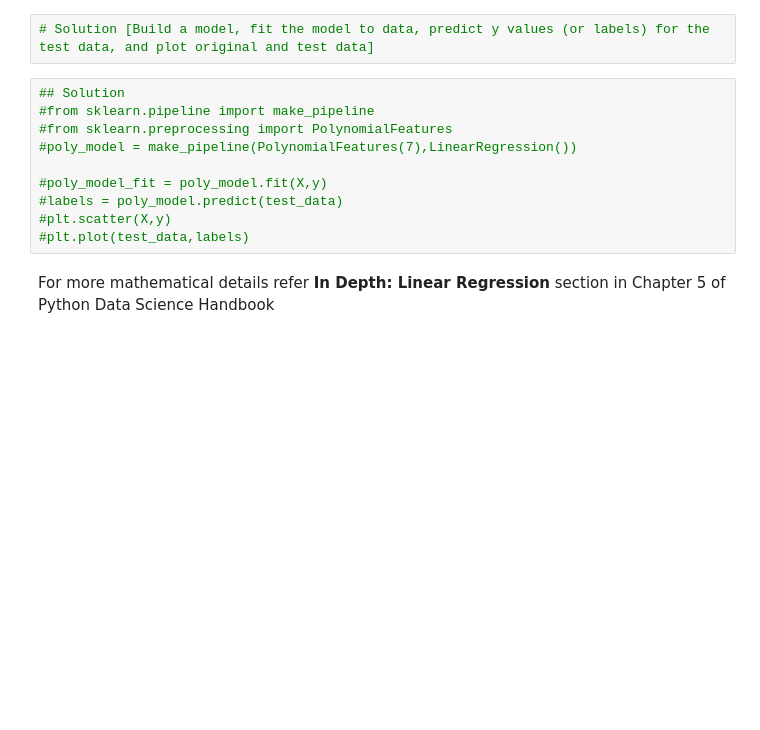
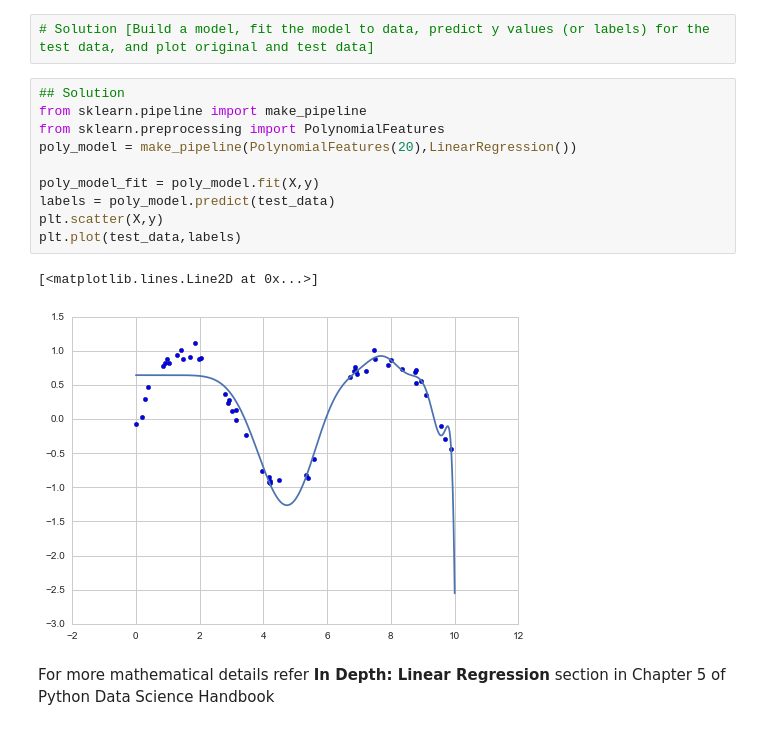
Before and after one commit to manishdatt/machine_learning, a Jupyter notebook: ML_Regression.ipynb, the cells around one changed output. Drawn from its saved outputs; the diff is of its cells as text; blank space fills up the shorter version.

```diff
--- a/ML_Regression.ipynb
+++ b/ML_Regression.ipynb
@@ -196,13 +279,16 @@ plt.show()
 # Solution [Build a model, fit the model to data, predict y values (or labels) for the test data, and plot original and test data]
 # %%
 ## Solution
-#from sklearn.pipeline import make_pipeline
-#from sklearn.preprocessing import PolynomialFeatures
-#poly_model = make_pipeline(PolynomialFeatures(7),LinearRegression())
+from sklearn.pipeline import make_pipeline
+from sklearn.preprocessing import PolynomialFeatures
+poly_model = make_pipeline(PolynomialFeatures(20),LinearRegression())
 
-#poly_model_fit = poly_model.fit(X,y)
-#labels = poly_model.predict(test_data)
-#plt.scatter(X,y)
-#plt.plot(test_data,labels)
+poly_model_fit = poly_model.fit(X,y)
+labels = poly_model.predict(test_data)
+plt.scatter(X,y)
+plt.plot(test_data,labels)
+# %% [output]
+[<matplotlib.lines.Line2D at 0x...>]
+[figure, added]
 # %% [markdown]
 For more mathematical details refer **In Depth: Linear Regression** section in Chapter 5 of Python Data Science Handbook
```
Also changed, not shown: parts of 20 cells of this notebook, 10 other files.
